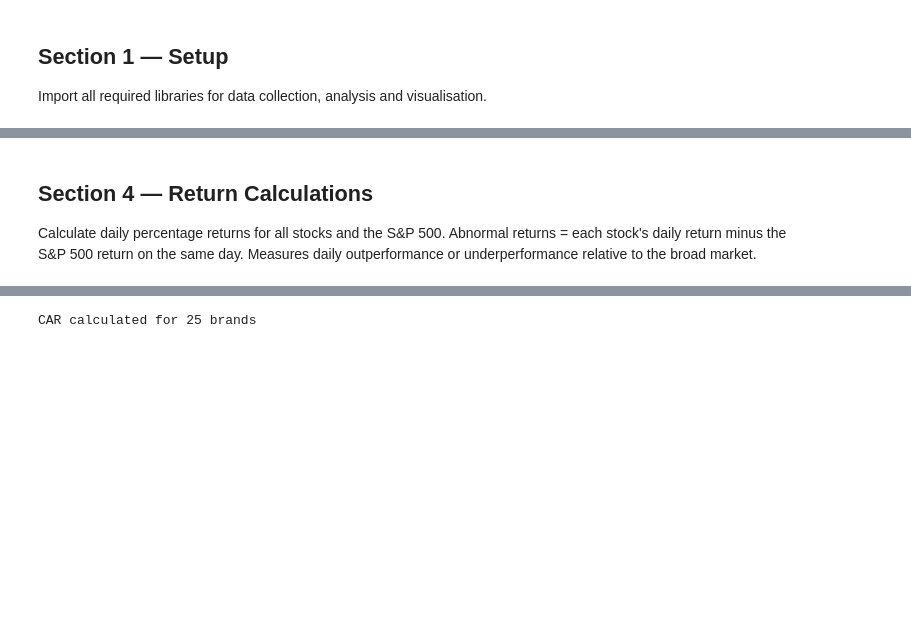
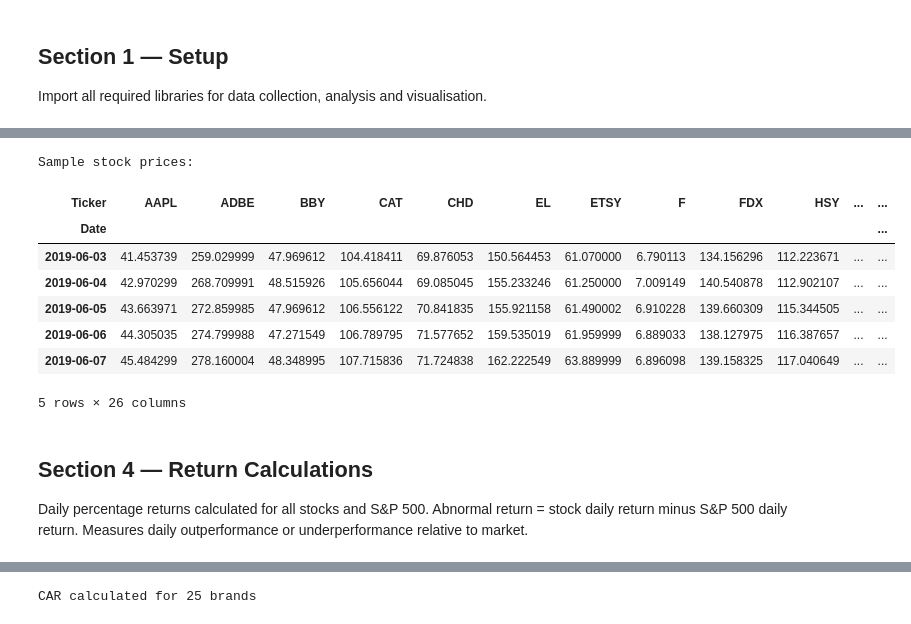
Before and after one commit to khushaligupta09/colour-economy, a Jupyter notebook: notebooks/colour_economy_analysis.ipynb, the cells around one changed output, grey strips where cells are left out. Drawn from its saved outputs; the diff is of its cells as text; code cells hidden in the pictures; blank space fills up the shorter version.

```diff
--- a/notebooks/colour_economy_analysis.ipynb
+++ b/notebooks/colour_economy_analysis.ipynb
@@ -102,16 +92,0 @@ S&P 500 (^GSPC) downloaded separately as the market benchmark.
-# %%
-# Define our full date range
-start_date = '2019-6-01'
-end_date = '2025-06-01'
-
-#Download stock prices for all tickers at once
-raw_prices = yf.download(
-    tickers,
-    start=start_date,
-    end=end_date,
-    auto_adjust=True
-)
-
-print('Download complete')
-print(f"Shape: {raw_prices.shape}")
-raw_prices.head()
@@ -133,15 +92,0 @@ Data reloaded
-# %%
-#Get Unique tickers
-tickers = df['ticker'].unique().tolist()
-
-#Download stock prices for all tickers at once
-raw_prices = yf.download(
-    tickers,
-    start=start_date,
-    end=end_date,
-    auto_adjust=True
-)
-
-print('Download complete')
-print(f"Shape: {raw_prices.shape}")
-raw_prices.head()
@@ -192,6 +99,19 @@ Data saved successfully
+# %%
+# Show sample of price data
+print("Sample stock prices:")
+raw_prices['Close'].head()
+# %% [output]
+Sample stock prices:
+| Ticker | AAPL | ADBE | BBY | CAT | CHD | EL | ETSY | F | FDX | HSY | ... | ... |
+| Date |  |  |  |  |  |  |  |  |  |  |  | ... |
+| 2019-06-03 | 41.453739 | 259.029999 | 47.969612 | 104.418411 | 69.876053 | 150.564453 | 61.070000 | 6.790113 | 134.156296 | 112.223671 | ... | ... |
+| 2019-06-04 | 42.970299 | 268.709991 | 48.515926 | 105.656044 | 69.085045 | 155.233246 | 61.250000 | 7.009149 | 140.540878 | 112.902107 | ... | ... |
+| 2019-06-05 | 43.663971 | 272.859985 | 47.969612 | 106.556122 | 70.841835 | 155.921158 | 61.490002 | 6.910228 | 139.660309 | 115.344505 | ... | ... |
+| 2019-06-06 | 44.305035 | 274.799988 | 47.271549 | 106.789795 | 71.577652 | 159.535019 | 61.959999 | 6.889033 | 138.127975 | 116.387657 | ... | ... |
+| 2019-06-07 | 45.484299 | 278.160004 | 48.348995 | 107.715836 | 71.724838 | 162.222549 | 63.889999 | 6.896098 | 139.158325 | 117.040649 | ... | ... |
+5 rows × 26 columns
 # %% [markdown]
 ## Section 4 — Return Calculations
-Calculate daily percentage returns for all stocks and the S&P 500.
-Abnormal returns = each stock's daily return minus the S&P 500 return
-on the same day. Measures daily outperformance or underperformance
-relative to the broad market.
+Daily percentage returns calculated for all stocks and S&P 500.
+Abnormal return = stock daily return minus S&P 500 daily return.
+Measures daily outperformance or underperformance relative to market.
```
Also changed, not shown: parts of 55 cells of this notebook.
